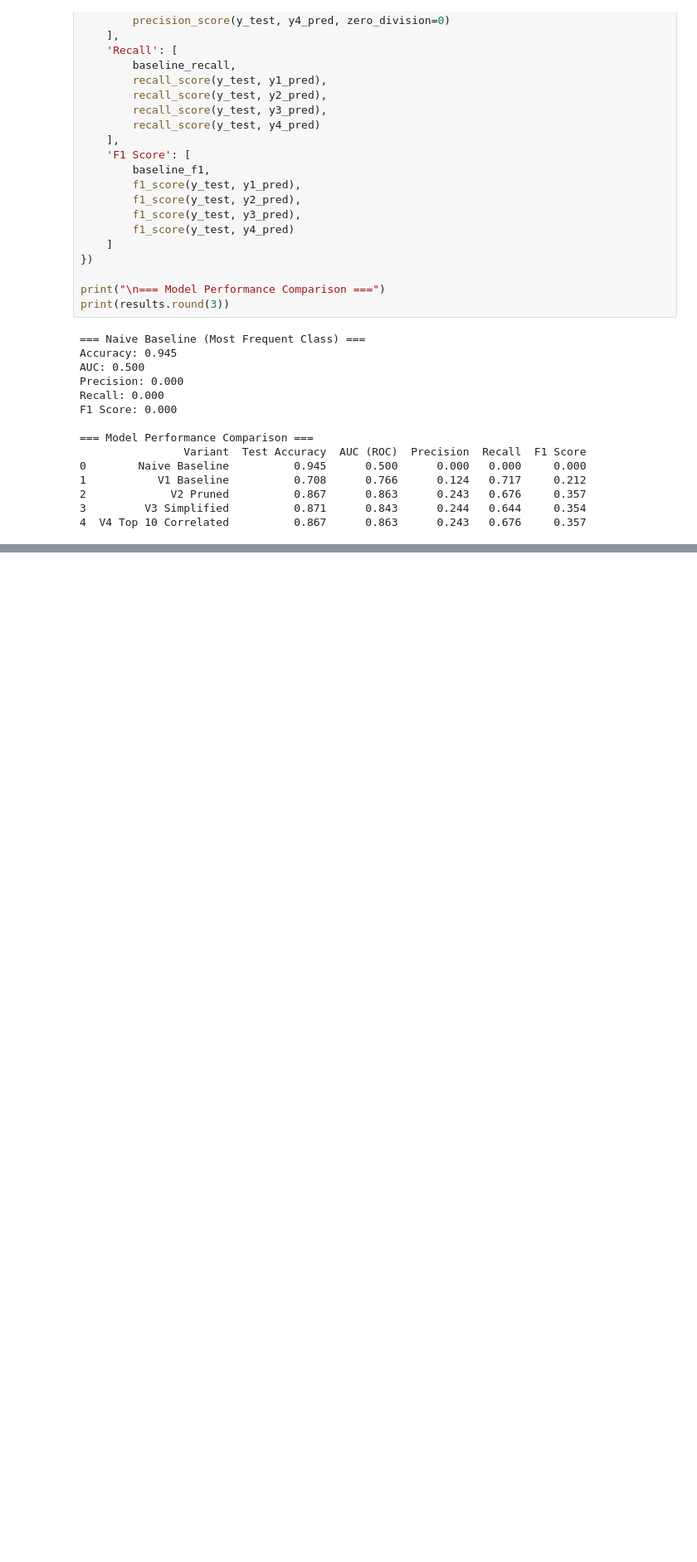
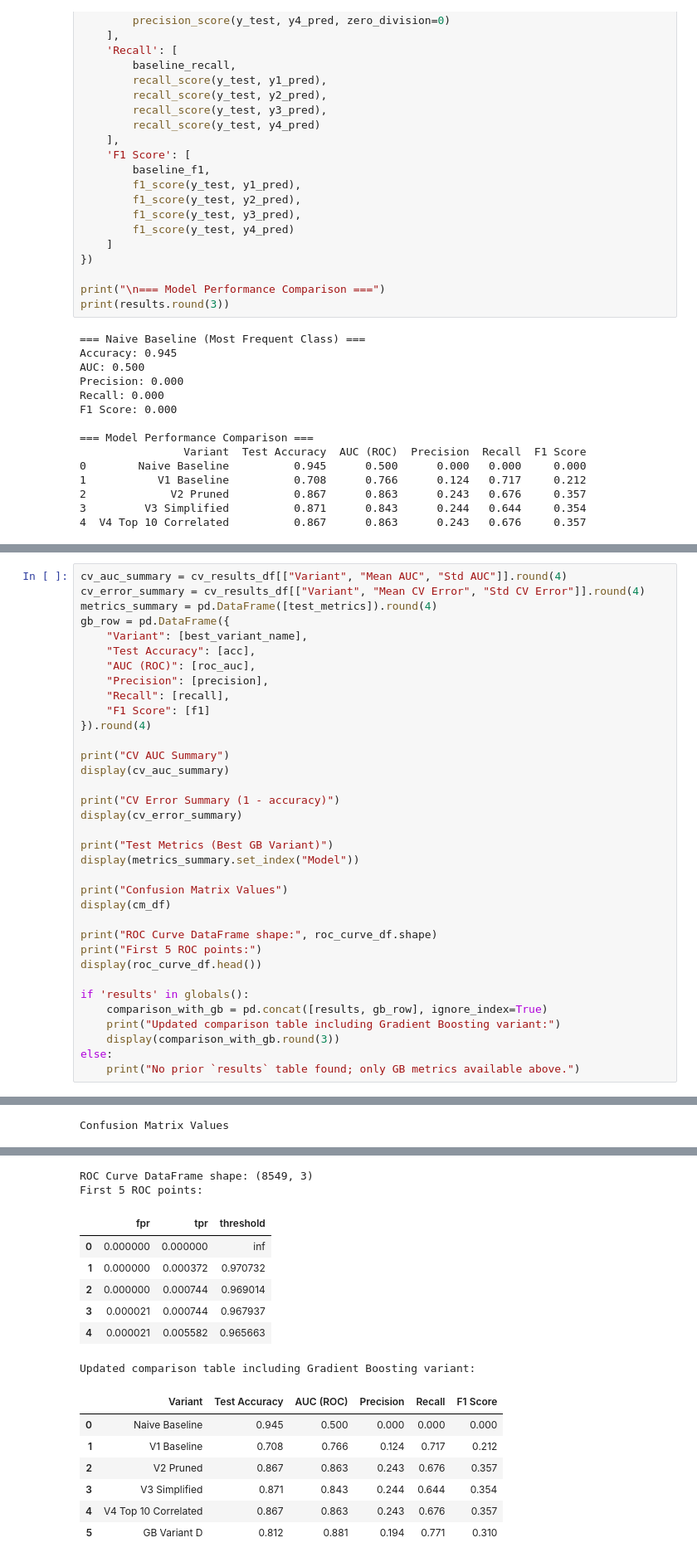
Before and after one commit to jaw039/COGS109_Indicators_of_Heart_Disease, a Jupyter notebook: heart_disease.ipynb, the cells around one changed output, grey strips where cells are left out. Shown at 83% size. Drawn from its saved outputs; the diff is of its cells as text; blank space fills up the shorter version.

```diff
--- a/heart_disease.ipynb
+++ b/heart_disease.ipynb
@@ -712,0 +957,36 @@ F1 Score: 0.000
+# %%
+cv_auc_summary = cv_results_df[["Variant", "Mean AUC", "Std AUC"]].round(4)
+cv_error_summary = cv_results_df[["Variant", "Mean CV Error", "Std CV Error"]].round(4)
+metrics_summary = pd.DataFrame([test_metrics]).round(4)
+gb_row = pd.DataFrame({
+    "Variant": [best_variant_name],
+    "Test Accuracy": [acc],
+    "AUC (ROC)": [roc_auc],
+    "Precision": [precision],
+    "Recall": [recall],
+    "F1 Score": [f1]
+}).round(4)
+
+print("CV AUC Summary")
+display(cv_auc_summary)
+
+print("CV Error Summary (1 - accuracy)")
+display(cv_error_summary)
+
+print("Test Metrics (Best GB Variant)")
+display(metrics_summary.set_index("Model"))
+
+print("Confusion Matrix Values")
+display(cm_df)
+
+print("ROC Curve DataFrame shape:", roc_curve_df.shape)
+print("First 5 ROC points:")
+display(roc_curve_df.head())
+
+if 'results' in globals():
+    comparison_with_gb = pd.concat([results, gb_row], ignore_index=True)
+    print("Updated comparison table including Gradient Boosting variant:")
+    display(comparison_with_gb.round(3))
+else:
+    print("No prior `results` table found; only GB metrics available above.")
+# %% [output]
@@ -712,0 +1009 @@ F1 Score: 0.000
+Confusion Matrix Values
@@ -712,0 +1013,16 @@ F1 Score: 0.000
+ROC Curve DataFrame shape: (8549, 3)
+First 5 ROC points:
+|  | fpr | tpr | threshold |
+| 0 | 0.000000 | 0.000000 | inf |
+| 1 | 0.000000 | 0.000372 | 0.970732 |
+| 2 | 0.000000 | 0.000744 | 0.969014 |
+| 3 | 0.000021 | 0.000744 | 0.967937 |
+| 4 | 0.000021 | 0.005582 | 0.965663 |
+Updated comparison table including Gradient Boosting variant:
+|  | Variant | Test Accuracy | AUC (ROC) | Precision | Recall | F1 Score |
+| 0 | Naive Baseline | 0.945 | 0.500 | 0.000 | 0.000 | 0.000 |
+| 1 | V1 Baseline | 0.708 | 0.766 | 0.124 | 0.717 | 0.212 |
+| 2 | V2 Pruned | 0.867 | 0.863 | 0.243 | 0.676 | 0.357 |
+| 3 | V3 Simplified | 0.871 | 0.843 | 0.244 | 0.644 | 0.354 |
+| 4 | V4 Top 10 Correlated | 0.867 | 0.863 | 0.243 | 0.676 | 0.357 |
+| 5 | GB Variant D | 0.812 | 0.881 | 0.194 | 0.771 | 0.310 |
```
Also changed, not shown: parts of 34 cells of this notebook, 1 other file.
